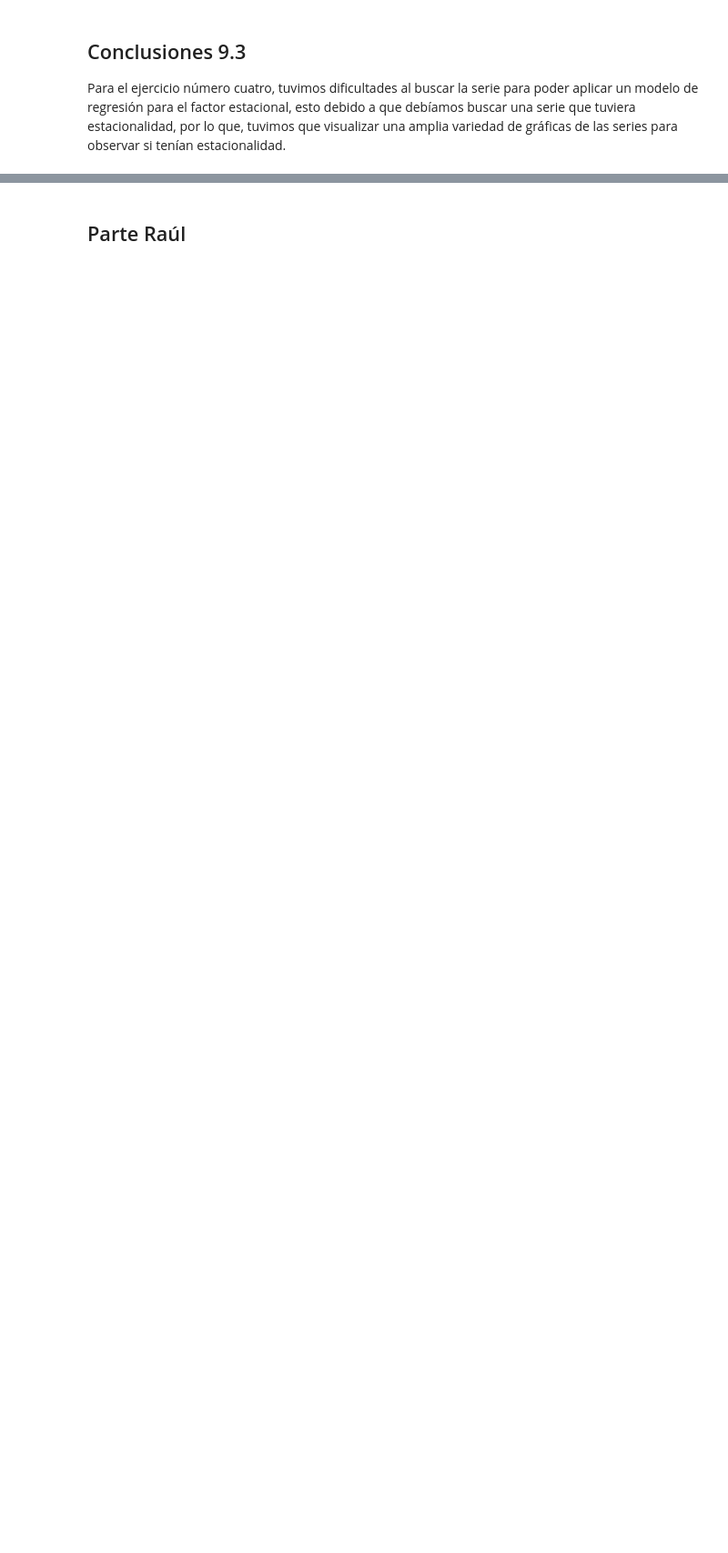
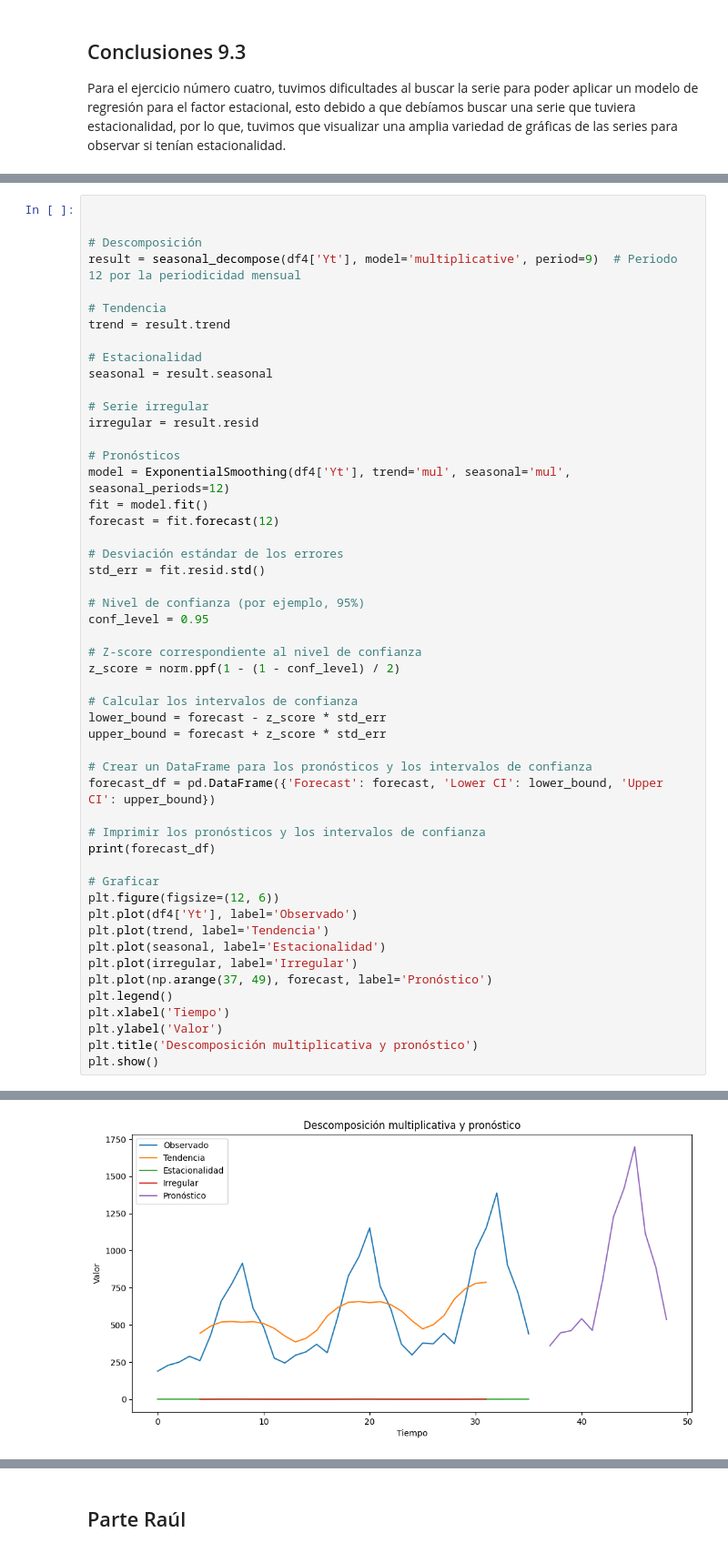
Before and after one commit to maferpy/unidad9, a Jupyter notebook: pronosticos.ipynb, the cells around one changed output, grey strips where cells are left out. Shown at 91% size. Cells and saved outputs as stored; diff of their text form; blank space fills up the shorter version.

```diff
--- a/pronosticos.ipynb
+++ b/pronosticos.ipynb
@@ -723,0 +766,52 @@ Para el ejercicio número cuatro, tuvimos dificultades al buscar la serie para p
+# %%
+
+
+# Descomposición
+result = seasonal_decompose(df4['Yt'], model='multiplicative', period=9)  # Periodo 12 por la periodicidad mensual
+
+# Tendencia
+trend = result.trend
+
+# Estacionalidad
+seasonal = result.seasonal
+
+# Serie irregular
+irregular = result.resid
+
+# Pronósticos
+model = ExponentialSmoothing(df4['Yt'], trend='mul', seasonal='mul', seasonal_periods=12)
+fit = model.fit()
+forecast = fit.forecast(12)
+
+# Desviación estándar de los errores
+std_err = fit.resid.std()
+
+# Nivel de confianza (por ejemplo, 95%)
+conf_level = 0.95
+
+# Z-score correspondiente al nivel de confianza
+z_score = norm.ppf(1 - (1 - conf_level) / 2)
+
+# Calcular los intervalos de confianza
+lower_bound = forecast - z_score * std_err
+upper_bound = forecast + z_score * std_err
+
+# Crear un DataFrame para los pronósticos y los intervalos de confianza
+forecast_df = pd.DataFrame({'Forecast': forecast, 'Lower CI': lower_bound, 'Upper CI': upper_bound})
+
+# Imprimir los pronósticos y los intervalos de confianza
+print(forecast_df)
+
+# Graficar
+plt.figure(figsize=(12, 6))
+plt.plot(df4['Yt'], label='Observado')
+plt.plot(trend, label='Tendencia')
+plt.plot(seasonal, label='Estacionalidad')
+plt.plot(irregular, label='Irregular')
+plt.plot(np.arange(37, 49), forecast, label='Pronóstico')
+plt.legend()
+plt.xlabel('Tiempo')
+plt.ylabel('Valor')
+plt.title('Descomposición multiplicativa y pronóstico')
+plt.show()
+# %% [output]
@@ -723,0 +831 @@ Para el ejercicio número cuatro, tuvimos dificultades al buscar la serie para p
+[figure, added]
```
Also changed, not shown: parts of 25 cells of this notebook.
